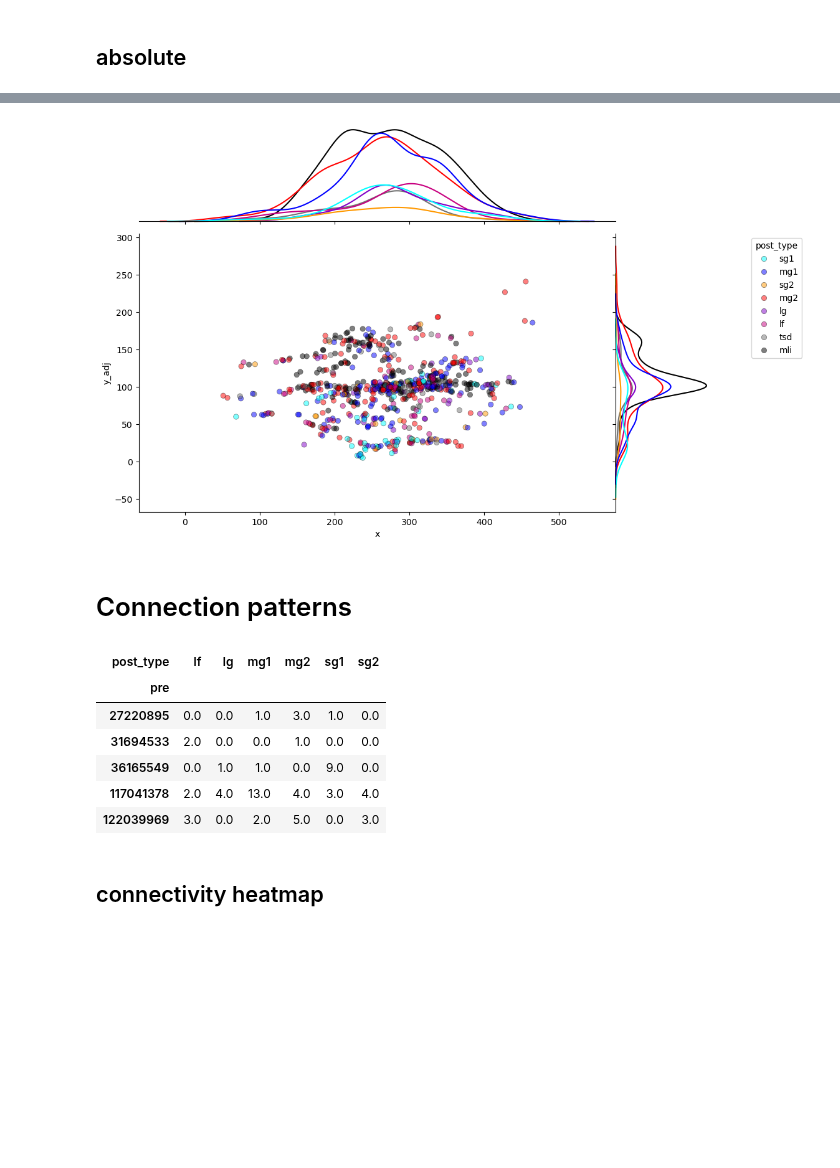
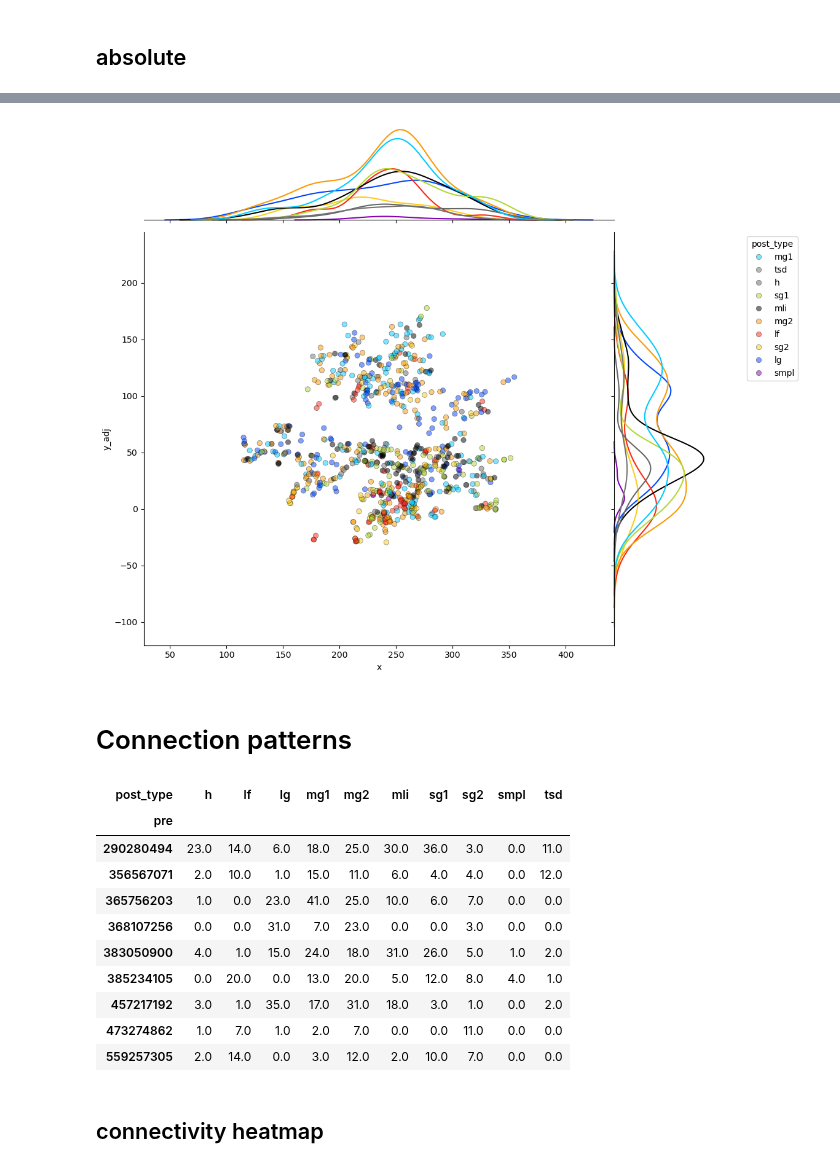
Before and after one commit to neurologic/eCREST, a Jupyter notebook: MolecularLayerAnalysis.ipynb, the cells around one changed output, grey strips where cells are left out. Drawn from its saved outputs; the diff is of its cells as text; code cells hidden in the pictures; blank space fills up the shorter version.

```diff
--- a/MolecularLayerAnalysis.ipynb
+++ b/MolecularLayerAnalysis.ipynb
@@ -135,8 +136,8 @@ syn_colors = {
     'sgx2':'#FCCC1A',
     'sg1':'#B2D732',
     'sg2':'#FCCC1A',
-    'grc-d':'#33cc33',
-    'grc-s':'#e6e600',
+    'grc':'#FEFE33',
+    'smpl':'#8601AF',
     'dml':'#cccccc',
     'mg1':'#00CBFF',#'#347C98',#'#357D99',#'#80DBFF',##'#0000ff',
     'mg2':'#FB9902',#'#ff0000',
@@ -146,8 +147,10 @@ syn_colors = {
     'tsd':'#737373',
     'pe':'#550055',
     'pf':'#880088',
-    'mli':"000000"
-}
+    'mli':"000000",
+    # 'uk':,
+    # 'fov':,
+    'h':'#666666'}
 # %% [markdown]
 # Load files
 # %% [markdown]
@@ -163,5 +166,5 @@ len(nodefiles)
 # %% [markdown]
 ## df_syn pre or post
 # %%
-df_syn = pd.read_csv(dirpath / 'graphs/df_pfsyn.csv')
+df_syn = pd.read_csv(dirpath / 'graphs/df_postsyn_pf.csv')
 syn = 'post-synaptic'
@@ -272,7 +307,7 @@ df_syn.loc[:,'post_type'] = [t.lower() for t in df_syn['post_type']]
 df_syn.loc[:,'pre_type'] = [t.lower() for t in df_syn['pre_type']]
 # %%
 # include only connections to the following types/groups of cells
-included_groups = ['sg1','sg2','mg1','mg2','lg','lf','tsd','mli','dml']
-df_syn = df_syn[(df_syn['post_type'].isin(included_groups))]#& df_syn['pre_type'].isin(['mg1','mg2'])]
+included_groups = ['mli']#['sg1','sg2','mg1','mg2','lg','lf','tsd','h','mli']#,'dml']
+df_syn = df_syn[(df_syn['pre_type'].isin(included_groups))]#& df_syn['pre_type'].isin(['mg1','mg2'])]
 len(df_syn)
 # %% [output]
@@ -359,24 +404,24 @@ plt.savefig('/Users/kperks/Downloads/PFsynapse_locations_binned_TOTAL.svg',trans
 # %%
 
-g = sns.jointplot(data=df_syn[df_syn['post_type'].isin(['mg2','mg1','sg2','sg1','lg','lf','mli','tsd'])], #['aff','sg2','mg2','sg1','mg1','grc-d','grc-s']
+g = sns.jointplot(data=df_syn[df_syn['post_type'].isin(['mg2','mg1','sg2','sg1','lg','lf','smpl','mli','tsd','h'])], #['aff','sg2','mg2','sg1','mg1','grc-d','grc-s']
                   x="x", y="y_adj", hue="post_type", height=10,
                   alpha = 0.5, edgecolor='black',palette = syn_colors,
                  marginal_kws=dict(common_norm=True,clip_on=0, fill=False), space=0)
 # sns.scatterplot(x=[0],y=[0],color='black',s=100);
 
 sns_joint_equal_axes(g);
 sns.move_legend(plt.gca(), "upper right", bbox_to_anchor=(1.4, 1));
 
 # g = sns.jointplot(data=df_syn[df_syn['pre_type'].isin(['mg2','mg1'])], #['aff','sg2','mg2','sg1','mg1','grc-d','grc-s']
 #                   x="x", y="z", hue="pre_type", height=10,
 #                   alpha = 0.5, edgecolor='black',palette = syn_colors,
 #                  marginal_kws=dict(common_norm=True,clip_on=0, fill=False), space=0)
 # # sns.scatterplot(x=[0],y=[0],color='black',s=100);
 
 # sns_joint_equal_axes(g);
 # sns.move_legend(plt.gca(), "upper right", bbox_to_anchor=(1.4, 1));
 # %% [output]
-[figure, old version]
+[figure, new version]
 # %% [markdown]
 # Connection patterns
 # %%
@@ -404,15 +449,19 @@ df_map = df_map.fillna(0)
 df_map = df_map.set_index('pre')
 df_map = df_map.drop(['pre_type'],axis=1)
 # %%
-df_map.head()
+df_map#.head()
 # %% [output]
-| post_type | lf | lg | mg1 | mg2 | sg1 | sg2 |
-| pre |  |  |  |  |  |  |
-| 27220895 | 0.0 | 0.0 | 1.0 | 3.0 | 1.0 | 0.0 |
-| 31694533 | 2.0 | 0.0 | 0.0 | 1.0 | 0.0 | 0.0 |
-| 36165549 | 0.0 | 1.0 | 1.0 | 0.0 | 9.0 | 0.0 |
-| 117041378 | 2.0 | 4.0 | 13.0 | 4.0 | 3.0 | 4.0 |
-| 122039969 | 3.0 | 0.0 | 2.0 | 5.0 | 0.0 | 3.0 |
+| post_type | h | lf | lg | mg1 | mg2 | mli | sg1 | sg2 | smpl | tsd |
+| pre |  |  |  |  |  |  |  |  |  |  |
+| 290280494 | 23.0 | 14.0 | 6.0 | 18.0 | 25.0 | 30.0 | 36.0 | 3.0 | 0.0 | 11.0 |
+| 356567071 | 2.0 | 10.0 | 1.0 | 15.0 | 11.0 | 6.0 | 4.0 | 4.0 | 0.0 | 12.0 |
+| 365756203 | 1.0 | 0.0 | 23.0 | 41.0 | 25.0 | 10.0 | 6.0 | 7.0 | 0.0 | 0.0 |
+| 368107256 | 0.0 | 0.0 | 31.0 | 7.0 | 23.0 | 0.0 | 0.0 | 3.0 | 0.0 | 0.0 |
+| 383050900 | 4.0 | 1.0 | 15.0 | 24.0 | 18.0 | 31.0 | 26.0 | 5.0 | 1.0 | 2.0 |
+| 385234105 | 0.0 | 20.0 | 0.0 | 13.0 | 20.0 | 5.0 | 12.0 | 8.0 | 4.0 | 1.0 |
+| 457217192 | 3.0 | 1.0 | 35.0 | 17.0 | 31.0 | 18.0 | 3.0 | 1.0 | 0.0 | 2.0 |
+| 473274862 | 1.0 | 7.0 | 1.0 | 2.0 | 7.0 | 0.0 | 0.0 | 11.0 | 0.0 | 0.0 |
+| 559257305 | 2.0 | 14.0 | 0.0 | 3.0 | 12.0 | 2.0 | 10.0 | 7.0 | 0.0 | 0.0 |
 # %% [markdown]
 ## connectivity heatmap
 # %%
```
Also changed, not shown: parts of 88 cells of this notebook, 9 other files.
